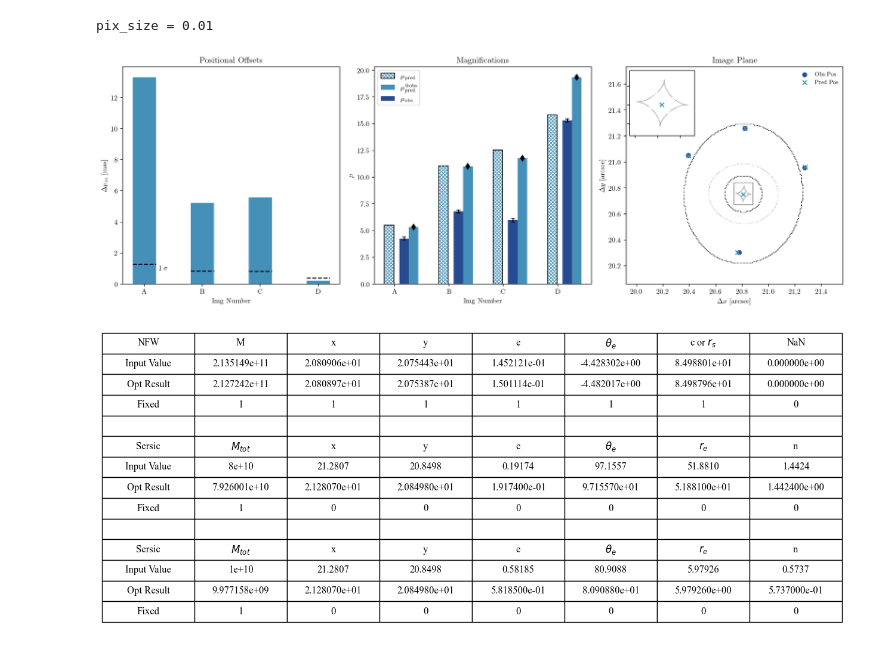
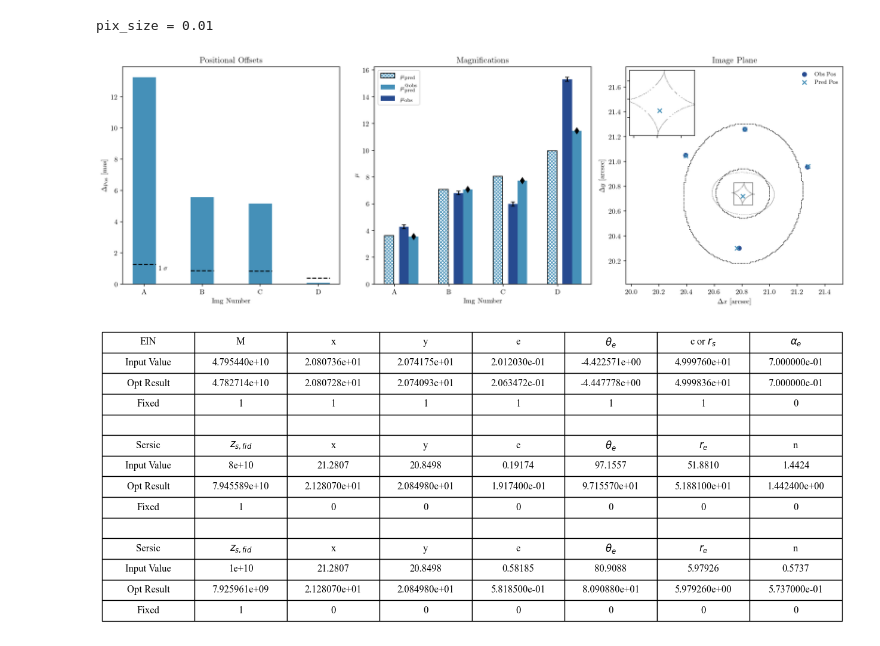
Before and after one commit to romms921/IllustrisTNG-Lens-Modelling, a Jupyter notebook: Plotting_glafic_results.ipynb, the cells around one changed output. Saved outputs shown, nothing was run; the diff lists cells and outputs as text; code cells hidden in the pictures.

Commit message:
added ein sersic plots to plotting code

```diff
--- a/Plotting_glafic_results.ipynb
+++ b/Plotting_glafic_results.ipynb
@@ -322,11 +322,11 @@ def Plot_Image_Plane(LensImg_Obs,LensImg_Pred,source_pos, glafic_CritCurve_PATH,
         text.set_color('black')
     return
 # %%
-glafic_model_path = 'Sersic/NFW/' #TNG single profile
+glafic_model_path = 'Sersic/EIN/' #TNG single profile
 #glafic_model_path = '/Users/hemiao/Desktop/aRESEARCH/TNG_sytem/model/shear/' #TNG shear
 
 ##### change here #####
-model_ver = 'NFW_POS+FLUX' #TNG single profile
+model_ver = 'EIN_POS' #TNG single profile
 ##### change here #####
 
 obs_file = 'obs_point/obs_point_(POS+FLUX).dat'
@@ -341,19 +341,20 @@ LensImg_Pred = get_PredImg_array(pred_file)
 source_pos = get_source_pos(opt_file)
 CritCurve,Caustics = get_glafic_CritCurve(glafic_CritCurve_PATH)
 # %%
+plt.rcParams['text.usetex'] = True
 fig, axs = plt.subplots(nrows=1,ncols=3,figsize=(5*3,5),facecolor='white',dpi=150)
 Plot_Image_Plane(LensImg_Obs,LensImg_Pred,source_pos,glafic_CritCurve_PATH)
 plot_Magnifications(LensImg_Obs,LensImg_Pred,glafic_writelens_FITS_PATH)
 plot_Pos_Offsets(LensImg_Obs,LensImg_Pred)
 
 for i in range(len(axs)):
     axs[i].set_box_aspect(1) # Keep the plots in square shapes
 fig.tight_layout()
 plt.savefig('Images' + '/' + model_ver + '+Sersic' + '_image.png', bbox_inches='tight')
 plt.show()
 # %% [output]
 pix_size = 0.01
-[figure, old version]
+[figure, new version]
 # %%
 def glafic_tabular(filename_0, filename_6, save_table_flag = False, shear = False, show_shear = False, show_params = False):
     with open(filename_0, 'r') as file:
```
Also changed, not shown: parts of 1 cell of this notebook.
